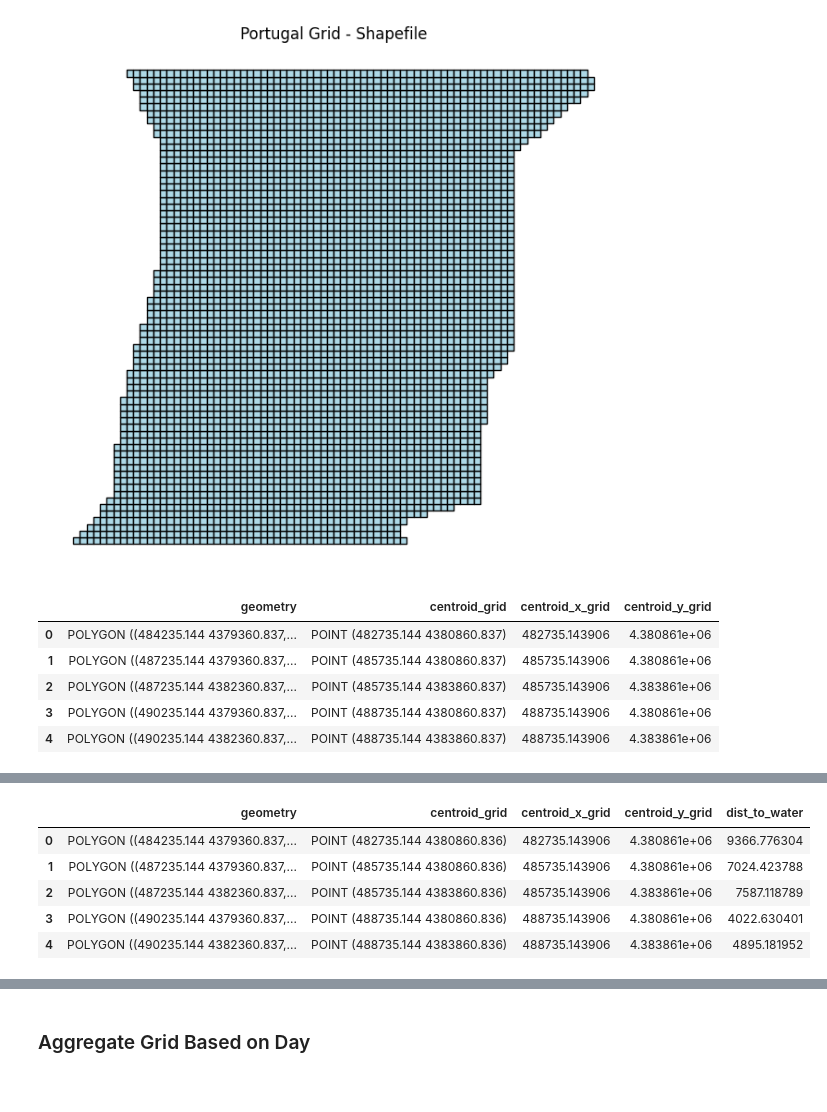
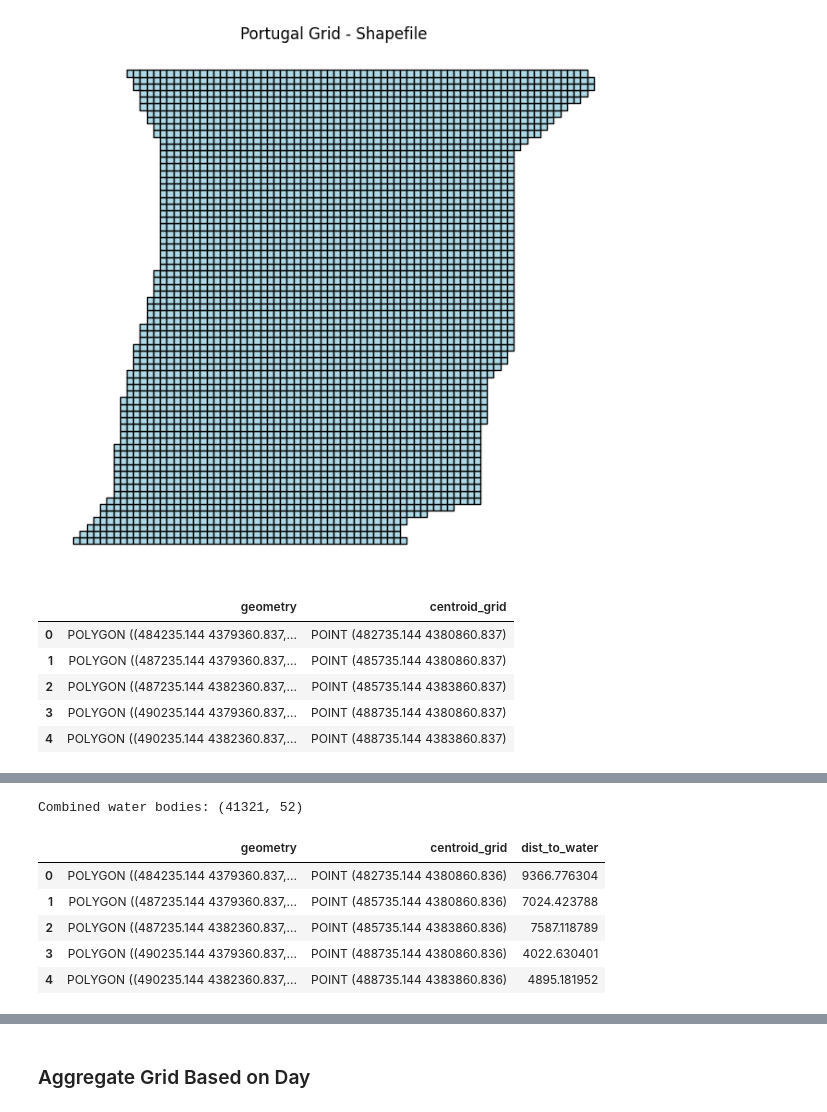
Before and after one commit to selinceydeli/Full-Graph_Wildfire_Prediction, a Jupyter notebook: prep_data.ipynb, the cells around one changed output, grey strips where cells are left out. Drawn from its saved outputs; the diff is of its cells as text; code cells hidden in the pictures.

```diff
--- a/prep_data.ipynb
+++ b/prep_data.ipynb
@@ -40,4 +40,7 @@ WILDFIRE_SEVERITY_DIR = os.path.join(DATA_DIRECTORY, "wildfire_severity")
 # Admin 0 – Countries dataset has country boundaries
 # https://www.naturalearthdata.com/downloads/110m-cultural-vectors/
 COUNTRY_BOUNDARY_PATH = os.path.join(DATA_DIRECTORY, "country_boundaries/ne_110m_admin_0_countries.shp")
+
+# Hydro River Network Database
+RIVERS_PATH = os.path.join(DATA_DIRECTORY, "rivers", "euhydro_tajo_v013.gdb")
 # %%
@@ -149,19 +156,18 @@ grid_gdf = grid.copy()
 #rename geometry to geometry grid
 # grid_gdf = grid_gdf.rename(columns={'geometry': 'geometry_grid'})
 grid_gdf["centroid_grid"] = grid.geometry.centroid
-grid_gdf["centroid_x_grid"] = grid.geometry.centroid.x
-grid_gdf["centroid_y_grid"] = grid.geometry.centroid.y
+# grid_gdf["centroid_x_grid"] = grid.geometry.centroid.x
+# grid_gdf["centroid_y_grid"] = grid.geometry.centroid.y
 grid_gdf.head()
 # %% [output]
-|  | geometry | centroid_grid | centroid_x_grid | centroid_y_grid |
-| 0 | POLYGON ((484235.144 4379360.837,... | POINT (482735.144 4380860.837) | 482735.143906 | 4.380861e+06 |
-| 1 | POLYGON ((487235.144 4379360.837,... | POINT (485735.144 4380860.837) | 485735.143906 | 4.380861e+06 |
-| 2 | POLYGON ((487235.144 4382360.837,... | POINT (485735.144 4383860.837) | 485735.143906 | 4.383861e+06 |
-| 3 | POLYGON ((490235.144 4379360.837,... | POINT (488735.144 4380860.837) | 488735.143906 | 4.380861e+06 |
-| 4 | POLYGON ((490235.144 4382360.837,... | POINT (488735.144 4383860.837) | 488735.143906 | 4.383861e+06 |
+|  | geometry | centroid_grid |
+| 0 | POLYGON ((484235.144 4379360.837,... | POINT (482735.144 4380860.837) |
+| 1 | POLYGON ((487235.144 4379360.837,... | POINT (485735.144 4380860.837) |
+| 2 | POLYGON ((487235.144 4382360.837,... | POINT (485735.144 4383860.837) |
+| 3 | POLYGON ((490235.144 4379360.837,... | POINT (488735.144 4380860.837) |
+| 4 | POLYGON ((490235.144 4382360.837,... | POINT (488735.144 4383860.837) |
 # %%
-# Path to GDB of Water
-gdb_path = os.path.join(DATA_DIRECTORY, "rivers", "euhydro_tajo_v013.gdb")
+# add bodies of water information
 
 # List of layer indices we need
 layer_indices = [0, 1, 6, 8, 9]
@@ -169,8 +175,8 @@ layer_indices = [0, 1, 6, 8, 9]
 # Read and concatenate all water layers
 water_gdfs = []
 for idx in layer_indices:
-    layer_name = fiona.listlayers(gdb_path)[idx]
-    gdf_layer = gpd.read_file(gdb_path, layer=layer_name)
+    layer_name = fiona.listlayers(RIVERS_PATH)[idx]
+    gdf_layer = gpd.read_file(RIVERS_PATH, layer=layer_name)
     water_gdfs.append(gdf_layer)
 
 # Combine all layers into a single GeoDataFrame
@@ -202,7 +211,8 @@ Combined water bodies: (41321, 52)
+Combined water bodies: (41321, 52)
-|  | geometry | centroid_grid | centroid_x_grid | centroid_y_grid | dist_to_water |
-| 0 | POLYGON ((484235.144 4379360.837,... | POINT (482735.144 4380860.836) | 482735.143906 | 4.380861e+06 | 9366.776304 |
-| 1 | POLYGON ((487235.144 4379360.837,... | POINT (485735.144 4380860.836) | 485735.143906 | 4.380861e+06 | 7024.423788 |
-| 2 | POLYGON ((487235.144 4382360.837,... | POINT (485735.144 4383860.836) | 485735.143906 | 4.383861e+06 | 7587.118789 |
-| 3 | POLYGON ((490235.144 4379360.837,... | POINT (488735.144 4380860.836) | 488735.143906 | 4.380861e+06 | 4022.630401 |
-| 4 | POLYGON ((490235.144 4382360.837,... | POINT (488735.144 4383860.836) | 488735.143906 | 4.383861e+06 | 4895.181952 |
+|  | geometry | centroid_grid | dist_to_water |
+| 0 | POLYGON ((484235.144 4379360.837,... | POINT (482735.144 4380860.836) | 9366.776304 |
+| 1 | POLYGON ((487235.144 4379360.837,... | POINT (485735.144 4380860.836) | 7024.423788 |
+| 2 | POLYGON ((487235.144 4382360.837,... | POINT (485735.144 4383860.836) | 7587.118789 |
+| 3 | POLYGON ((490235.144 4379360.837,... | POINT (488735.144 4380860.836) | 4022.630401 |
+| 4 | POLYGON ((490235.144 4382360.837,... | POINT (488735.144 4383860.836) | 4895.181952 |
 # %%
```
Also changed, not shown: parts of 22 cells of this notebook, 2 other files.
